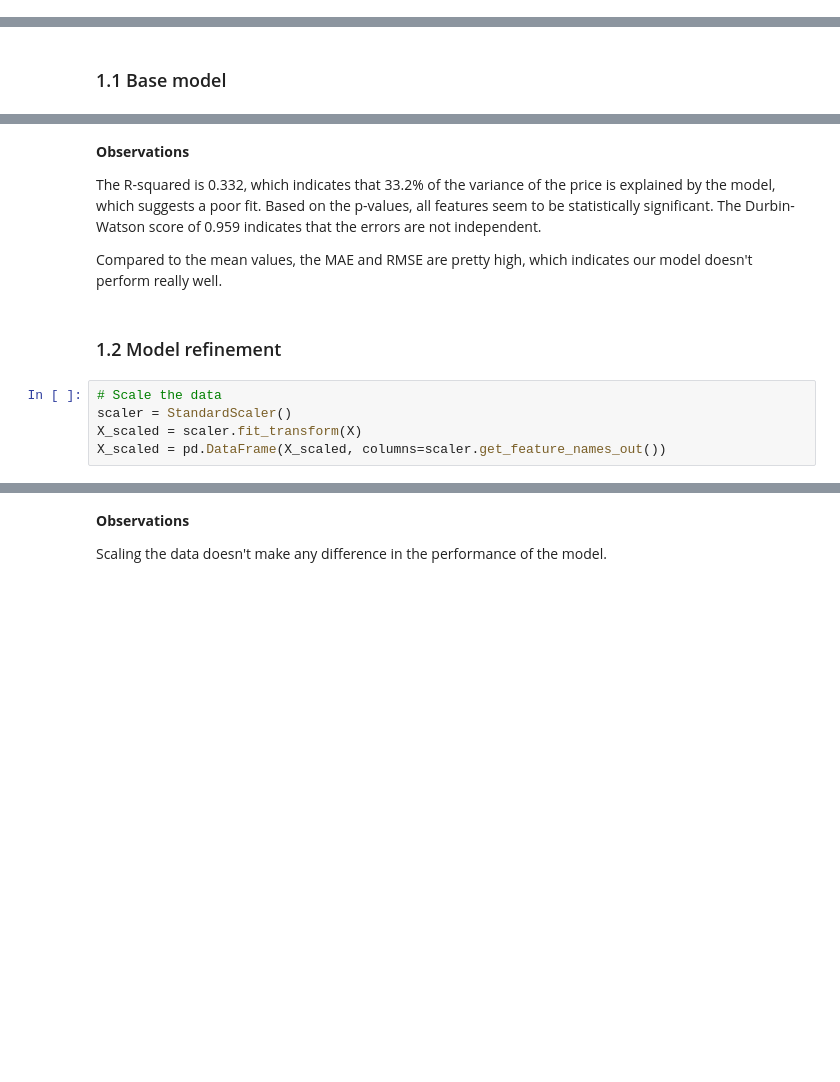
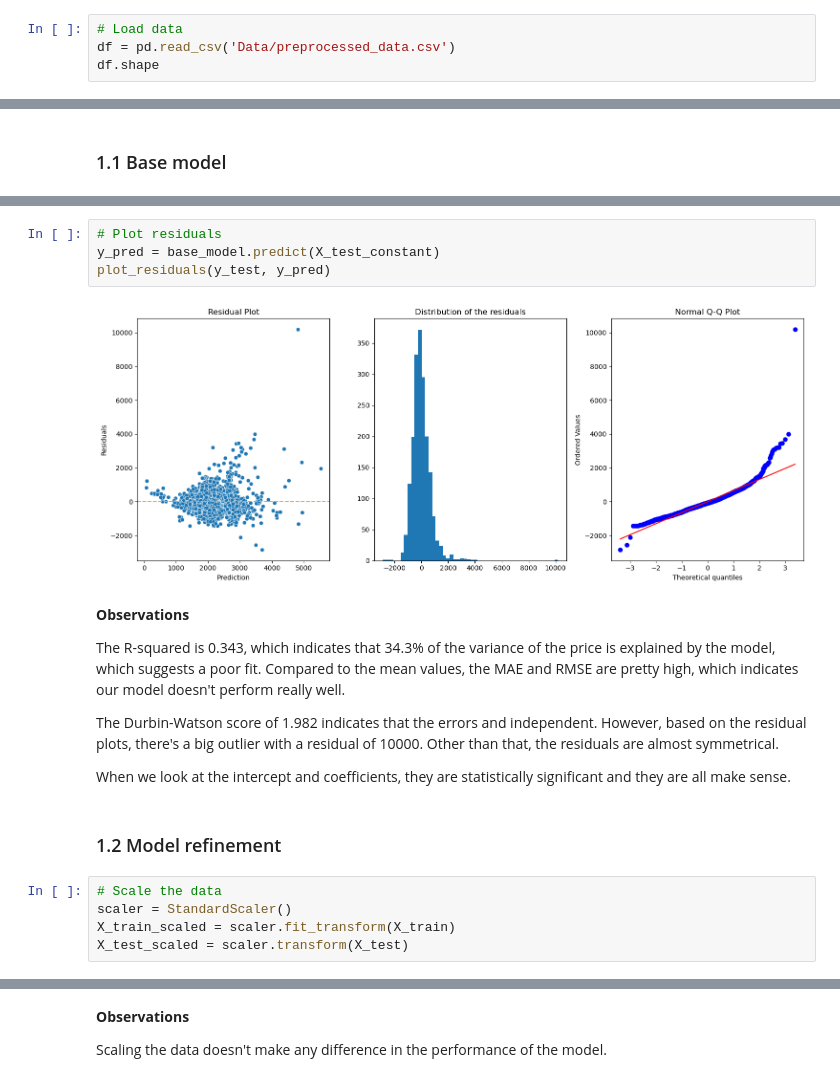
Before and after one commit to nadpierre/rental-prices-regression-project, a Jupyter notebook: DataModeling.ipynb, the cells around one changed output, grey strips where cells are left out. Saved outputs shown, nothing was run; the diff lists cells and outputs as text; blank space fills up the shorter version.

```diff
--- a/DataModeling.ipynb
+++ b/DataModeling.ipynb
@@ -117,3 +112,7 @@ def find_optimal_degree():
 ---
 # %% [markdown]
 ## 1. First Model: Linear Regression
+# %%
+# Load data
+df = pd.read_csv('Data/preprocessed_data.csv')
+df.shape
@@ -174,16 +164,23 @@ base_perf
+# %%
+# Plot residuals
+y_pred = base_model.predict(X_test_constant)
+plot_residuals(y_test, y_pred)
+# %% [output]
+[figure, added]
 # %% [markdown]
 **Observations**
 
-The R-squared is 0.332, which indicates that 33.2% of the variance of the price is explained by the model, which suggests a poor fit.
-Based on the p-values, all features seem to be statistically significant.
-The Durbin-Watson score of 0.959 indicates that the errors are not independent.
+The R-squared is 0.343, which indicates that 34.3% of the variance of the price is explained by the model, which suggests a poor fit.
+Compared to the mean values, the MAE and RMSE are pretty high, which indicates our model doesn't perform really well.
 
-Compared to the mean values, the MAE and RMSE are pretty high, which indicates our model doesn't perform really well.
+The Durbin-Watson score of 1.982 indicates that the errors and independent. However, based on the residual plots, there's a big outlier with a residual of 10000. Other than that, the residuals are almost symmetrical.
+
+When we look at the intercept and coefficients, they are statistically significant and they are all make sense.
 # %% [markdown]
 ### 1.2 Model refinement
 # %%
 # Scale the data
 scaler = StandardScaler()
-X_scaled = scaler.fit_transform(X)
-X_scaled = pd.DataFrame(X_scaled, columns=scaler.get_feature_names_out())
+X_train_scaled = scaler.fit_transform(X_train)
+X_test_scaled = scaler.transform(X_test)
 # %%
```
Also changed, not shown: parts of 78 cells of this notebook, 8 other files.
